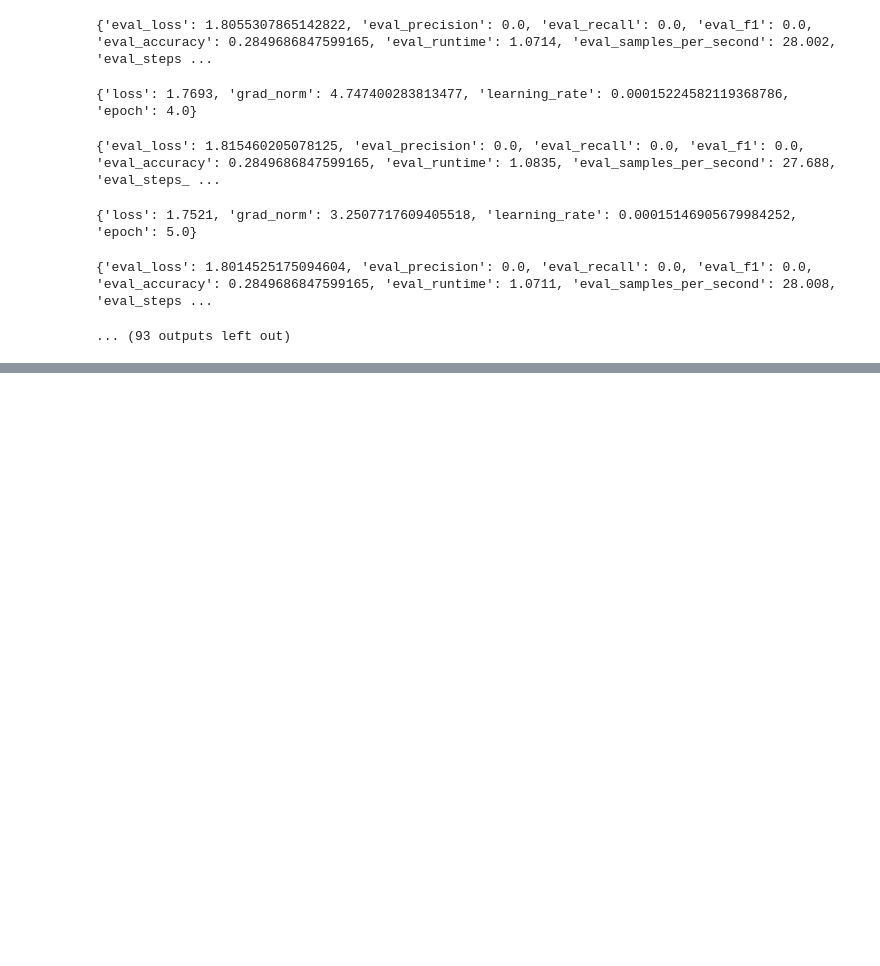
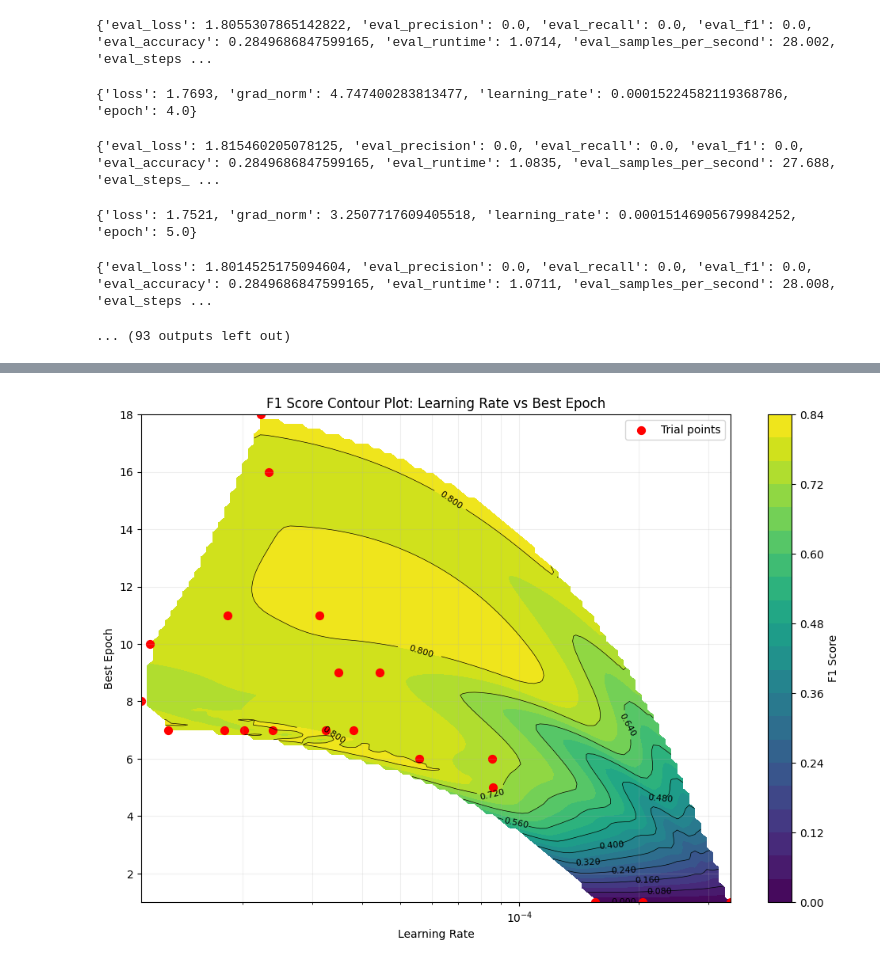
Before and after one commit to johnTrs/capstone, a Jupyter notebook: Datasets/models/layoutlm.ipynb, the cells around one changed output, grey strips where cells are left out. Cells and saved outputs as stored; diff of their text form; code cells hidden in the pictures; blank space fills up the shorter version.

```diff
--- a/Datasets/models/layoutlm.ipynb
+++ b/Datasets/models/layoutlm.ipynb
@@ -435,0 +440,70 @@ model = AutoModelForTokenClassification.from_pretrained(".\laoutlm3_output/check
+# %%
+from scipy.interpolate import griddata
+def create_contour_plot(best_epochs_data):
+    # Extract data for plotting
+    epochs = [data['best_epoch'] for data in best_epochs_data.values()]
+    learning_rates = [data['learning_rate'] for data in best_epochs_data.values()]
+    f1_scores = [data['best_f1'] for data in best_epochs_data.values()]
+
+    # Create a regular grid to interpolate the data
+    lr_min, lr_max = min(learning_rates), max(learning_rates)
+    epoch_min, epoch_max = min(epochs), max(epochs)
+
+    # Create grid points
+    lr_grid = np.logspace(np.log10(lr_min), np.log10(lr_max), 100)
+    epoch_grid = np.linspace(epoch_min, epoch_max, 100)
+    LR, EPOCH = np.meshgrid(lr_grid, epoch_grid)
+
+    # Interpolate F1 scores on the grid
+    points = np.column_stack((learning_rates, epochs))
+    F1 = griddata(points, f1_scores, (LR, EPOCH), method='cubic')
+
+    # Create the contour plot
+    plt.figure(figsize=(12, 8))
+
+    # Create filled contour plot
+    contour = plt.contourf(LR, EPOCH, F1, levels=20, cmap='viridis')
+
+    # Add contour lines with labels
+    contour_lines = plt.contour(LR, EPOCH, F1, levels=10, colors='black', linewidths=0.5)
+    plt.clabel(contour_lines, inline=True, fontsize=8, fmt='%.3f')
+
+    # Add scatter points for actual data
+    plt.scatter(learning_rates, epochs, c='red', s=50, label='Trial points')
+
+    # Add colorbar
+    plt.colorbar(contour, label='F1 Score')
+
+    # Set axis to logarithmic scale for learning rate
+    plt.xscale('log')
+
+    # Add labels and title
+    plt.xlabel('Learning Rate')
+    plt.ylabel('Best Epoch')
+    plt.title('F1 Score Contour Plot: Learning Rate vs Best Epoch')
+
+    plt.legend()
+    plt.grid(True, which="both", ls="-", alpha=0.2)
+
+    return plt.gcf()
+
+# Extract best epochs and their metrics
+best_epochs_data = find_best_epochs_metrics(hyperparameter_dict)
+
+# Print summary of best epochs and their metrics
+print("\nBest epochs summary:")
+for trial_num, data in best_epochs_data.items():
+    print(f"\nTrial {trial_num}:")
+    print(f"Best epoch: {data['best_epoch']}")
+    print(f"Learning rate: {data['learning_rate']:.6f}")
+    print(f"Best F1 score: {data['best_f1']:.4f}")
+    print("Best metrics:", data['best_metrics'])
+
+# Create and show the contour plot
+fig = create_contour_plot(best_epochs_data)
+plt.show()
+
+# Optionally save the plot
+plt.savefig('learning_rate_epoch_contour.png', dpi=300, bbox_inches='tight')
+plt.close()
+# %% [output]
@@ -436,3 +527,4 @@ model = AutoModelForTokenClassification.from_pretrained(".\laoutlm3_output/check
+[figure, added]
 # %%
 def getf1(example):
     image = example["image"].convert("RGB")
```
Also changed, not shown: parts of 9 cells of this notebook, 1 other file.
